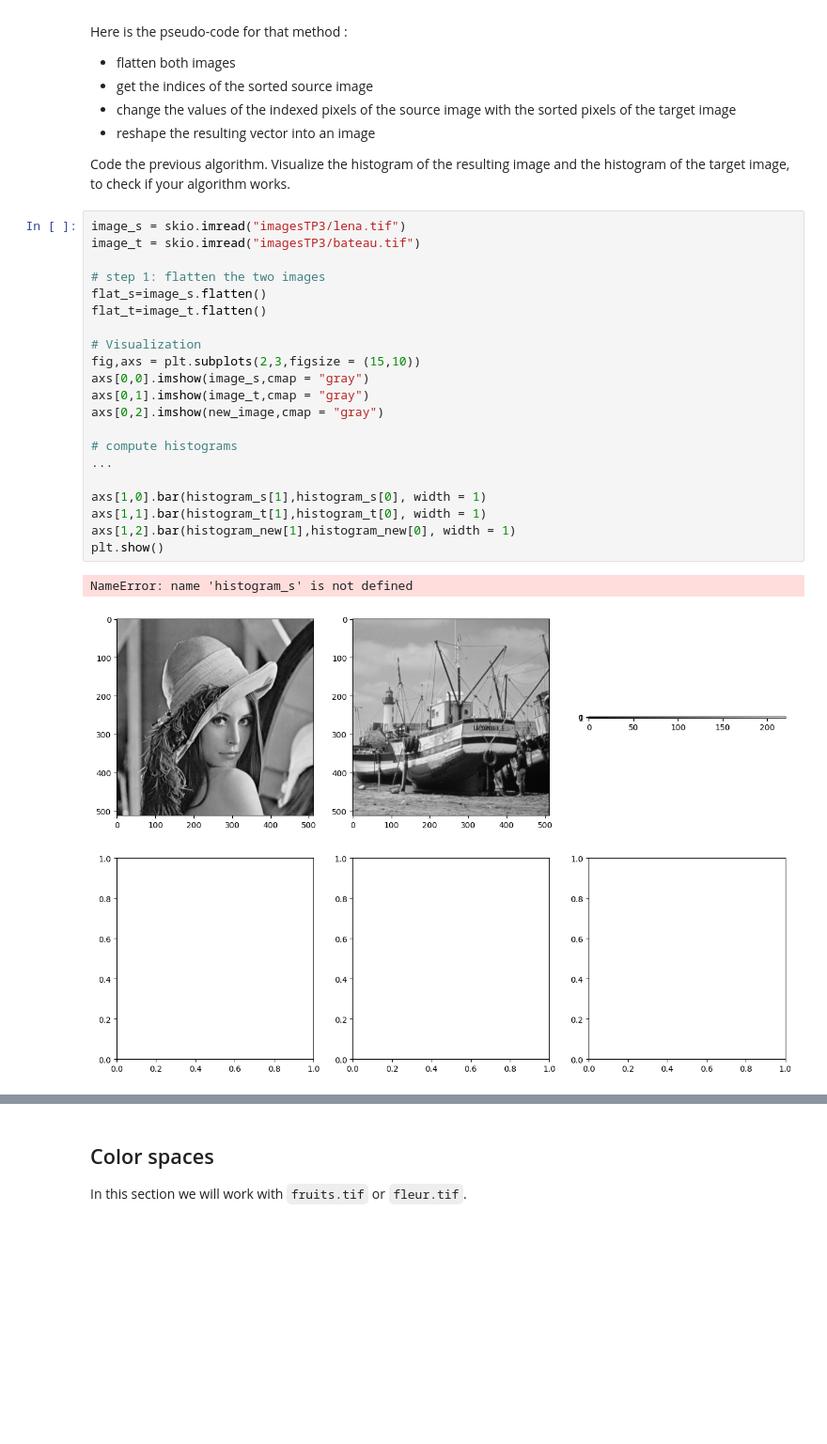
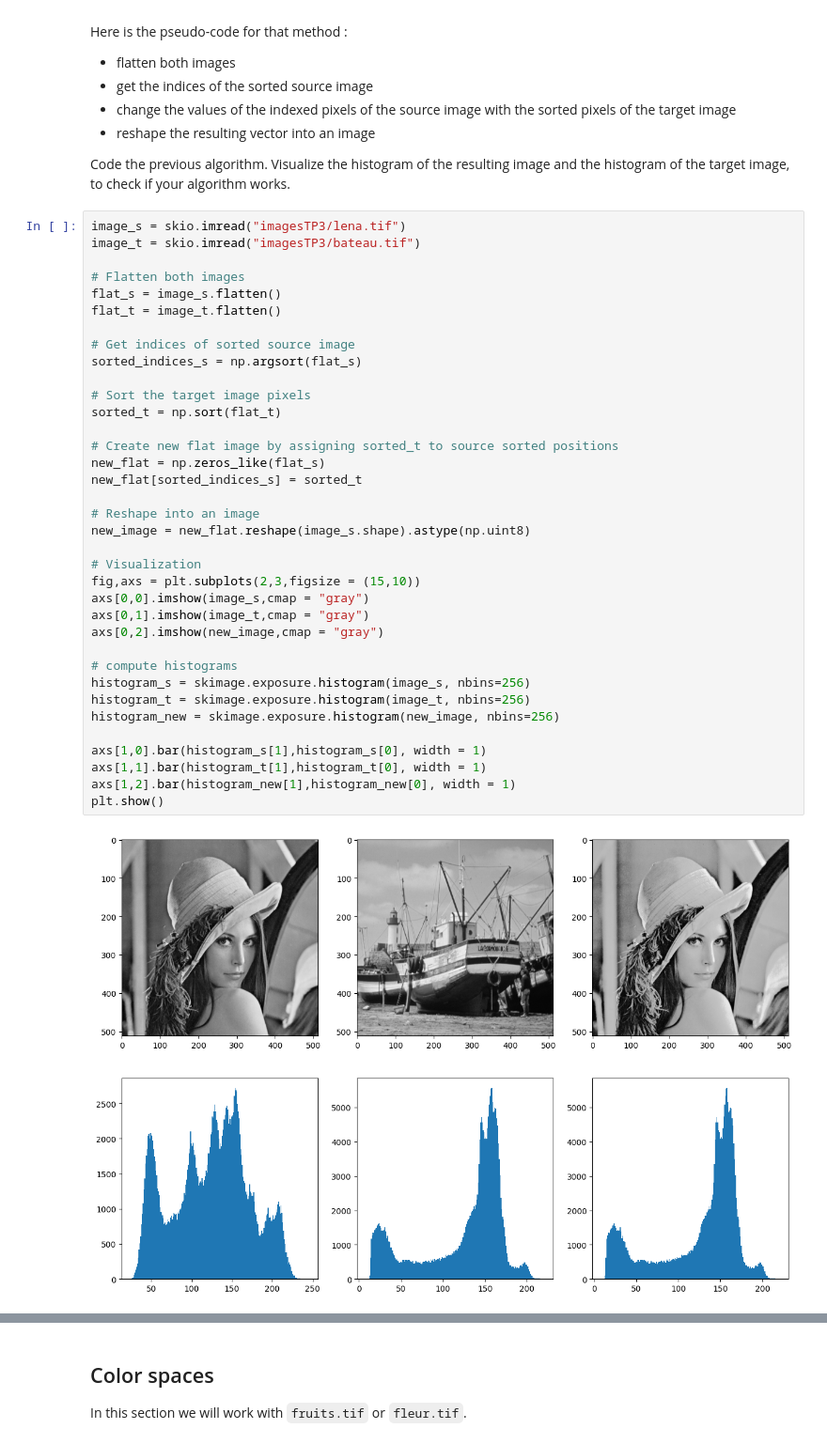
Before and after one commit to Mert-Emrem/SSEO-MRO, a Jupyter notebook: pw3_radiometry_student.ipynb, the cells around one changed output, grey strips where cells are left out. Shown at 94% size. Drawn from its saved outputs; the diff is of its cells as text; blank space fills up the shorter version.

```diff
--- a/pw3_radiometry_student.ipynb
+++ b/pw3_radiometry_student.ipynb
@@ -109,24 +109,38 @@ Code the previous algorithm. Visualize the histogram of the resulting image and
 # %%
 image_s = skio.imread("imagesTP3/lena.tif")
 image_t = skio.imread("imagesTP3/bateau.tif")
 
-# step 1: flatten the two images
-flat_s=image_s.flatten()
-flat_t=image_t.flatten()
+# Flatten both images
+flat_s = image_s.flatten()
+flat_t = image_t.flatten()
+
+# Get indices of sorted source image
+sorted_indices_s = np.argsort(flat_s)
+
+# Sort the target image pixels
+sorted_t = np.sort(flat_t)
+
+# Create new flat image by assigning sorted_t to source sorted positions
+new_flat = np.zeros_like(flat_s)
+new_flat[sorted_indices_s] = sorted_t
+
+# Reshape into an image
+new_image = new_flat.reshape(image_s.shape).astype(np.uint8)
 
 # Visualization
 fig,axs = plt.subplots(2,3,figsize = (15,10))
 axs[0,0].imshow(image_s,cmap = "gray")
 axs[0,1].imshow(image_t,cmap = "gray")
 axs[0,2].imshow(new_image,cmap = "gray")
 
 # compute histograms
-...
+histogram_s = skimage.exposure.histogram(image_s, nbins=256)
+histogram_t = skimage.exposure.histogram(image_t, nbins=256)
+histogram_new = skimage.exposure.histogram(new_image, nbins=256)
 
 axs[1,0].bar(histogram_s[1],histogram_s[0], width = 1)
 axs[1,1].bar(histogram_t[1],histogram_t[0], width = 1)
 axs[1,2].bar(histogram_new[1],histogram_new[0], width = 1)
 plt.show()
 # %% [output]
-NameError: name 'histogram_s' is not defined
-[figure, old version]
+[figure, new version]
```
Also changed, not shown: parts of 4 cells of this notebook.
